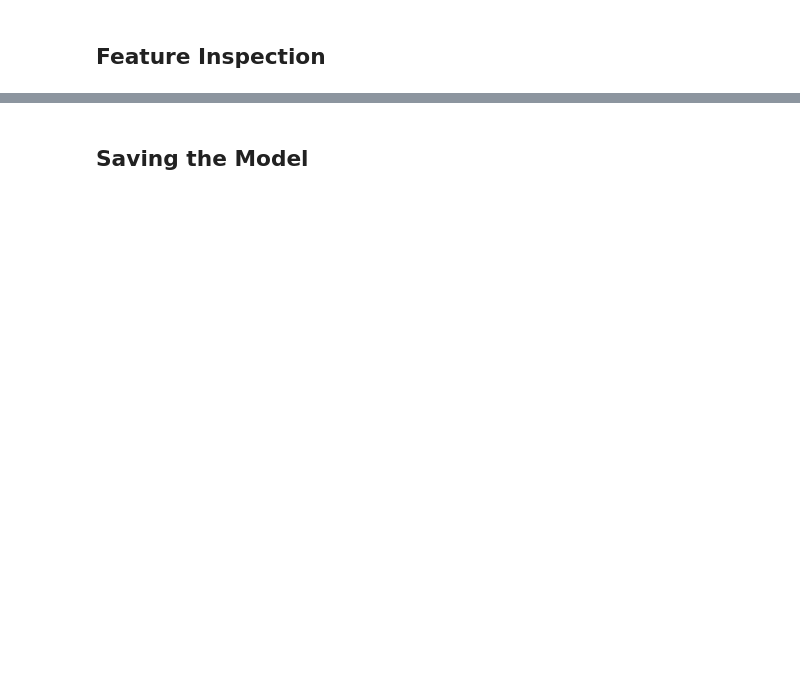
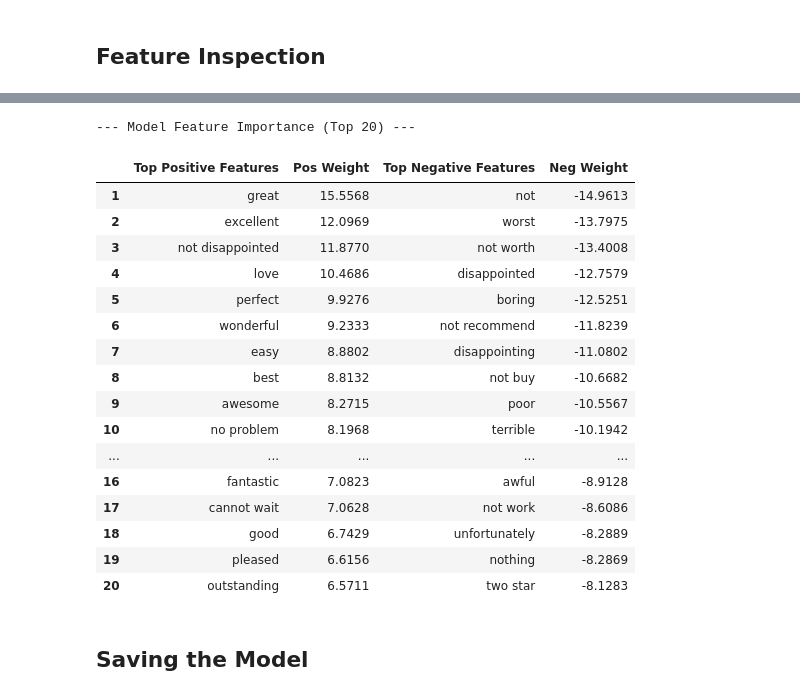
Before and after one commit to elsayedelmandoh/sentiment-sleuth, a Jupyter notebook: notebooks/05_logistic_regression.ipynb, the cells around one changed output, grey strips where cells are left out. Drawn from its saved outputs; the diff is of its cells as text; code cells hidden in the pictures; blank space fills up the shorter version.

```diff
--- a/notebooks/05_logistic_regression.ipynb
+++ b/notebooks/05_logistic_regression.ipynb
@@ -224,3 +219,66 @@ waste money     -6.3466
+# %%
+import pandas as pd
+import joblib
+from pathlib import Path
+
+vec_path = Path('data/vectorizers/tfidf_vectorizer.joblib')
+
+vectorizer_obj = globals().get('vectorizer', None)
+if vectorizer_obj is None and vec_path.exists():
+    try:
+        vectorizer_obj = joblib.load(vec_path)
+    except Exception:
+        vectorizer_obj = None
+
+if vectorizer_obj is not None and hasattr(best_lr, 'coef_'):
+    feature_names = (vectorizer_obj.get_feature_names_out()
+                     if hasattr(vectorizer_obj, 'get_feature_names_out')
+                     else vectorizer_obj.get_feature_names())
+
+    coefs = best_lr.coef_.ravel()
+    top_pos_idx = coefs.argsort()[::-1][:20]
+    top_neg_idx = coefs.argsort()[:20]
+
+    pos_features = [feature_names[i] for i in top_pos_idx]
+    pos_coefs = [round(coefs[i], 4) for i in top_pos_idx]
+    neg_features = [feature_names[i] for i in top_neg_idx]
+    neg_coefs = [round(coefs[i], 4) for i in top_neg_idx]
+
+    feature_importance_df = pd.DataFrame({
+        'Top Positive Features': pos_features,
+        'Pos Weight': pos_coefs,
+        'Top Negative Features': neg_features,
+        'Neg Weight': neg_coefs
+    })
+    feature_importance_df.index = feature_importance_df.index + 1
+
+    print("\n--- Model Feature Importance (Top 20) ---")
+    try:
+        display(feature_importance_df)
+    except NameError:
+        print(feature_importance_df.to_string())
+
+else:
+    print('Vectorizer not found or model has no coef_. Save vectorizer to data/vectorizers/tfidf_vectorizer.joblib to enable feature inspection.')
+# %% [output]
+--- Model Feature Importance (Top 20) ---
+|  | Top Positive Features | Pos Weight | Top Negative Features | Neg Weight |
+| 1 | great | 15.5568 | not | -14.9613 |
+| 2 | excellent | 12.0969 | worst | -13.7975 |
+| 3 | not disappointed | 11.8770 | not worth | -13.4008 |
+| 4 | love | 10.4686 | disappointed | -12.7579 |
+| 5 | perfect | 9.9276 | boring | -12.5251 |
+| 6 | wonderful | 9.2333 | not recommend | -11.8239 |
+| 7 | easy | 8.8802 | disappointing | -11.0802 |
+| 8 | best | 8.8132 | not buy | -10.6682 |
+| 9 | awesome | 8.2715 | poor | -10.5567 |
+| 10 | no problem | 8.1968 | terrible | -10.1942 |
+| ... | ... | ... | ... | ... |
+| 16 | fantastic | 7.0823 | awful | -8.9128 |
+| 17 | cannot wait | 7.0628 | not work | -8.6086 |
+| 18 | good | 6.7429 | unfortunately | -8.2889 |
+| 19 | pleased | 6.6156 | nothing | -8.2869 |
+| 20 | outstanding | 6.5711 | two star | -8.1283 |
 # %% [markdown]
 ## Saving the Model
 # %%
```
Also changed, not shown: parts of 14 cells of this notebook, 3 other files.
